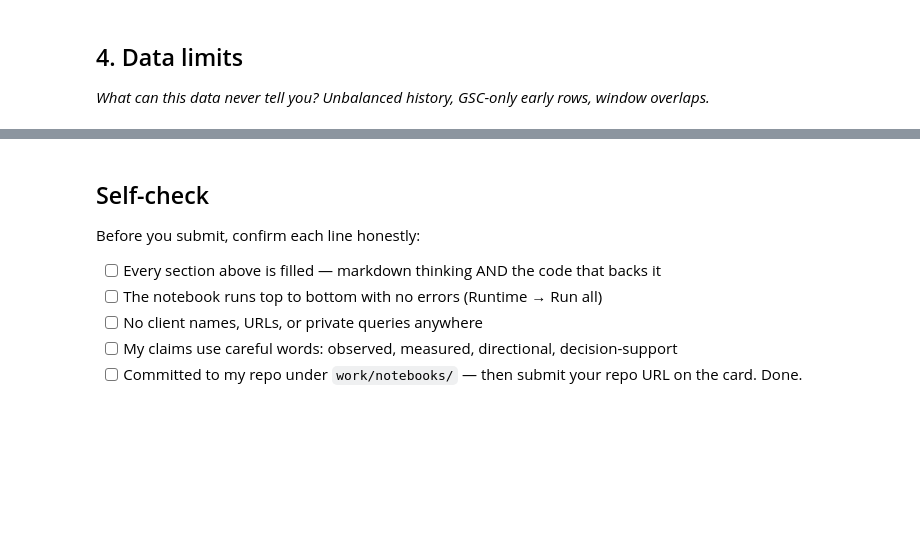
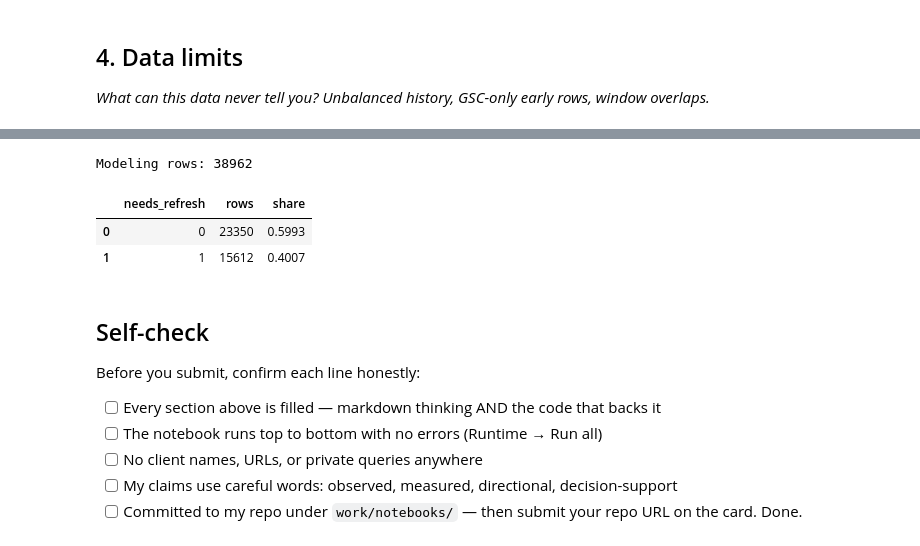
Before and after one commit to dineshsinghdhami/flyrank-ml-internship-starter, a Jupyter notebook: work/notebooks/w03_data_contract.ipynb, the cells around one changed output, grey strips where cells are left out. Cells and saved outputs as stored; diff of their text form; code cells hidden in the pictures; blank space fills up the shorter version.

```diff
--- a/work/notebooks/w03_data_contract.ipynb
+++ b/work/notebooks/w03_data_contract.ipynb
@@ -37,3 +402,23 @@ This skeleton is yours to fill. Work the sections **in order** — each one has
+# %%
+# Check the target balance in the modeling frame
+label_summary = (
+    feature_frame["needs_refresh"]
+    .value_counts(dropna=False)
+    .rename_axis("needs_refresh")
+    .reset_index(name="rows")
+)
+
+label_summary["share"] = (
+    label_summary["rows"] / len(feature_frame)
+).round(4)
+
+print("Modeling rows:", len(feature_frame))
+label_summary
+# %% [output]
+Modeling rows: 38962
+|  | needs_refresh | rows | share |
+| 0 | 0 | 23350 | 0.5993 |
+| 1 | 1 | 15612 | 0.4007 |
 # %% [markdown]
 ## Self-check
 
```
Also changed, not shown: parts of 20 cells of this notebook.
